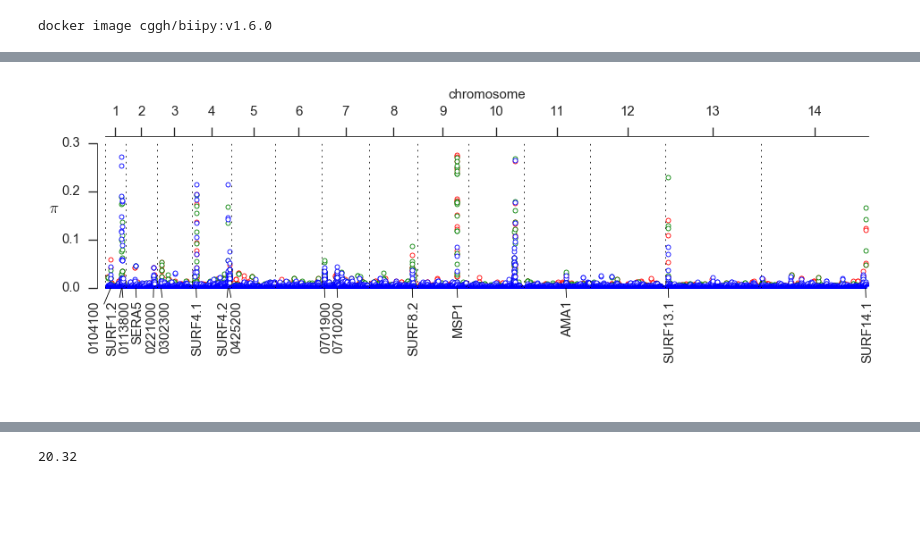
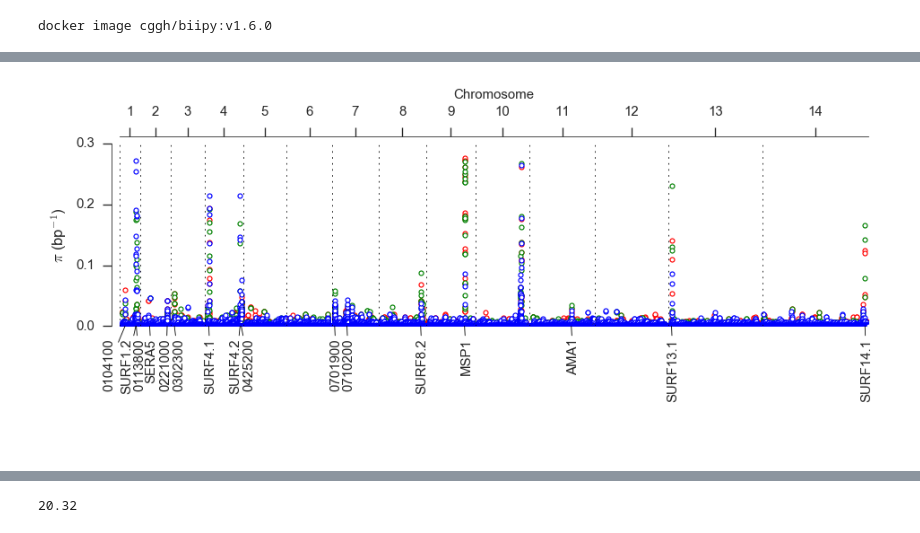
Before and after one commit to wtchg-kwiatkowski/pfx-paper-2015, a Jupyter notebook: main/notebooks/fig_nucleotide_diversity.ipynb, the cells around one changed output, grey strips where cells are left out. Saved outputs shown, nothing was run; the diff lists cells and outputs as text; code cells hidden in the pictures; blank space fills up the shorter version.

```diff
--- a/main/notebooks/fig_nucleotide_diversity.ipynb
+++ b/main/notebooks/fig_nucleotide_diversity.ipynb
@@ -27,0 +23,3 @@ palette
+# %%
+palette = 'rgb'
+sns.palplot(palette)
@@ -32,8 +32,7 @@ def plot_genome_diversity_linear(ax, window_size=5e2, limy=(0, .1)):
     for i, chrom in enumerate(CHROMOSOMES):
 
         # plot windowed SNP density
-#         colors = sns.color_palette()
-        colors = 'rgb'
+        colors = palette
         for cross, color in zip(CROSSES, colors):
             variants = callsets[cross]['variants']
             # SNPs in given CHROM only
@@ -56,7 +55,7 @@ def plot_genome_diversity_linear(ax, window_size=5e2, limy=(0, .1)):
                     linewidth=.5,
                     linestyle=' ',
                     marker='o',
-                    markeredgewidth=.5,
+                    markeredgewidth=.7,
                     markeredgecolor=color,
                     markersize=3,
                     label=LABELS[cross])
@@ -80,14 +79,14 @@ def plot_genome_diversity_linear(ax, window_size=5e2, limy=(0, .1)):
     ax.xaxis.tick_top()
     ax.set_xticks(xt)
     ax.set_xticklabels(range(1, 15))
-    ax.set_ylabel(r'$\pi$', rotation=0, fontsize=10)
+    ax.set_ylabel(r'$\pi$ (bp$^{-1}$)', rotation=90, fontsize=10)
     # ax.set_ylabel('nucleotide diversity')
     ax.set_xlim(0, sum(cs))
     ax.yaxis.tick_left()
 
     return ax
 # %%
-fig = plt.figure(figsize=(8, 3))
+fig = plt.figure(figsize=(8, 3.5))
 gs = GridSpec(2, 1, height_ratios=[3, 1])
 
 # spacer
@@ -112,36 +111,36 @@ annotations = [('PF3D7_0104100', -15),
                ('PF3D7_0930300', -3),
 #               ('PF3D7_1035400', -3),
 #               ('PF3D7_1035500', -3),
 #               ('PF3D7_1035700', -3),
 #               ('PF3D7_1036300', -3),
                ('PF3D7_1133400', -3),
                ('PF3D7_1301800', -3),
                ('PF3D7_1477600', -3)]
 chrsizes = [len(fasta[str(chrom, 'ascii')]) for chrom in CHROMOSOMES]
 for a, xof in annotations:
     f = lkp_feature[a]
     chridx = CHROMOSOMES.index(f['feature_chrom'].encode('ascii'))
     x = sum(chrsizes[:chridx]) + f['feature_start']
     lbl = f['feature_name'] if f['feature_name'] is not None else f['feature_id'][6:]
     ax.annotate(lbl,
                 xy=(x, 0),
                 xytext=(xof, -15),
                 xycoords='data',
                 textcoords='offset points',
                 rotation=90,
                 arrowprops=dict(arrowstyle='-',
                                 connectionstyle='arc3',
                                 shrinkA=0, shrinkB=0),
                 )
-ax.set_xlabel('chromosome')
+ax.set_xlabel('Chromosome')
 ax.xaxis.set_label_position('top')
 ax.set_yticks(np.arange(0, .4, .1))
 
 fig.tight_layout()
 fig.subplots_adjust(bottom=.1)
-fig.savefig('../../artwork/main/fig2A.jpeg', dpi=900, jpeg_quality=100);
+fig.savefig('../../artwork/main/fig2A.jpeg', dpi=900, jpeg_quality=100, bbox_inches='tight');
 # %% [output]
-[figure, old version]
+[figure, new version]
 # %%
 def plot_local_diversity(ax, chrom, start=None, stop=None, window_size=5e2):
     # setup
```
Also changed, not shown: parts of 8 cells of this notebook, 5 other files.
